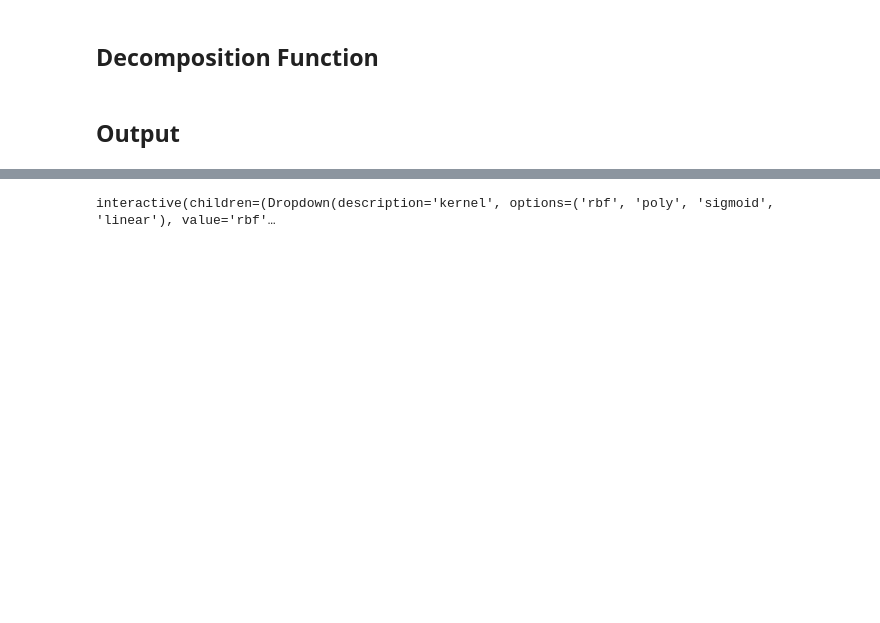
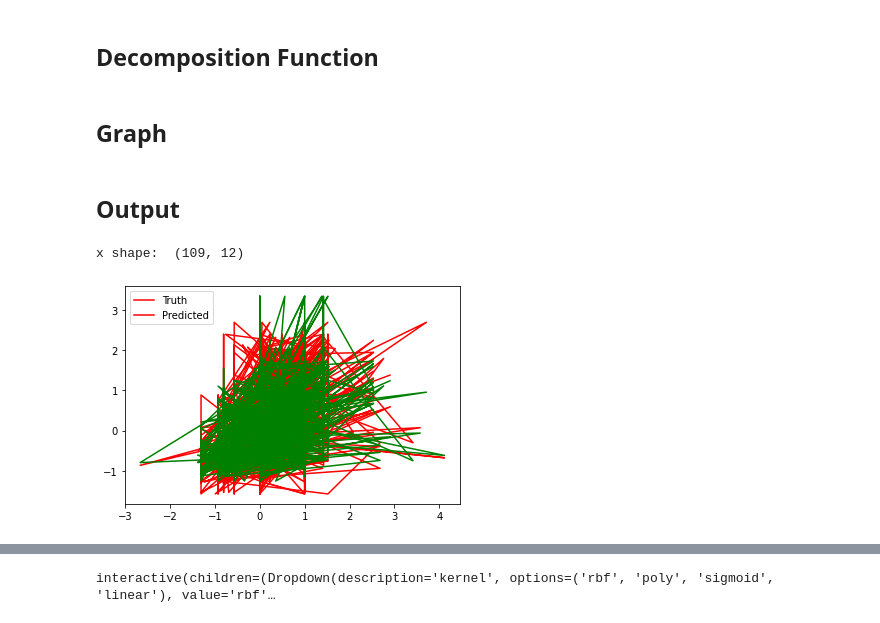
Before and after one commit to A-Hudson-0117/MachineLearning-Intro, a Jupyter notebook: SVM and SVR (hw 4)/the SVs.ipynb, the cells around one changed output, grey strips where cells are left out. Saved outputs shown, nothing was run; the diff lists cells and outputs as text; code cells hidden in the pictures; blank space fills up the shorter version.

```diff
--- a/SVM and SVR (hw 4)/the SVs.ipynb
+++ b/SVM and SVR (hw 4)/the SVs.ipynb
@@ -383,8 +384,8 @@ def decompose_and_train_SVR(kernel:str, output = False):
             print("R2 score: ", report)
             print('\n' + '-'*75  +  '\n')
     return r2_score_list
-# %% [markdown]
-## Output
+# %% [markdown]
+## Graph
 # %%
 def graph_r2_v_dimensionality(r2_list, kernel_str:str, color = 'r'):
     # print report_list stats
@@ -395,6 +396,19 @@ def graph_r2_v_dimensionality(r2_list, kernel_str:str, color = 'r'):
     plt.ylabel('Percentage')
     plt.legend(["R2_score"])
     plt.title(f"Dimensionality Results of {kernel_str} ({q_2})") ;
+# %% [markdown]
+## Output
+# %%
+sample_x_test, sample_y_test , sample_y_pred = train_svr(x_df.copy().values, y_df.copy().values, 'rbf', 10)
+plt.figure('part 1 svr')
+plt.plot(sample_x_test, sample_y_test, color= 'r')
+plt.plot(sample_x_test, sample_y_pred, color= 'g')
+
+## Looks like spaghetti with multiple dimensions and makes no sense to graph
+print('x shape: ', sample_x_test.shape)
+# %% [output]
+x shape:  (109, 12)
+[figure, added]
 # %%
 useable_kernels = ['rbf', 'poly', 'sigmoid', 'linear']
 results = dict()
```
Also changed, not shown: parts of 4 cells of this notebook.
